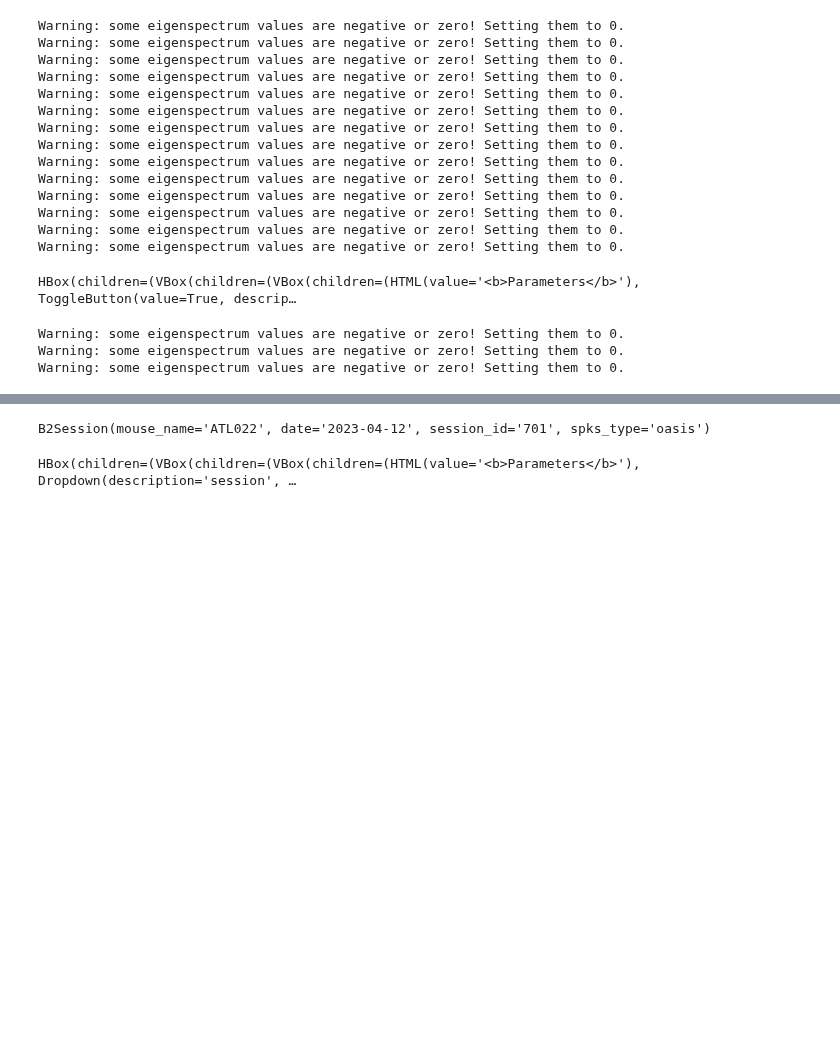
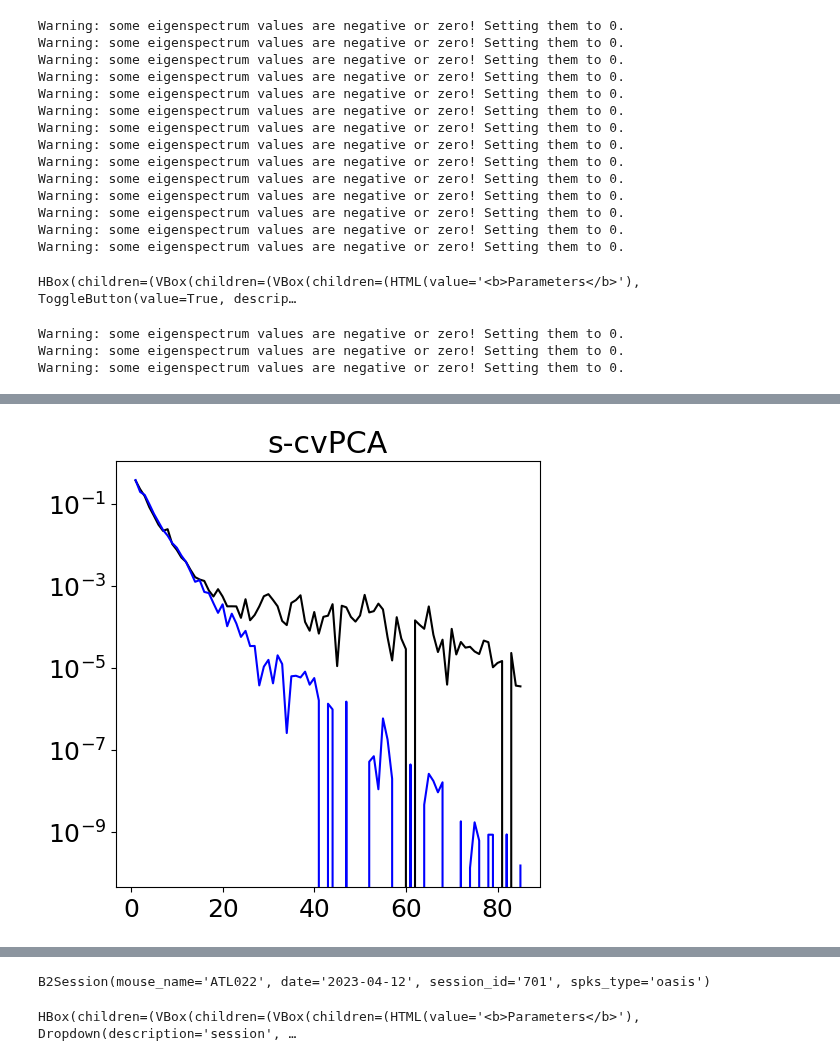
Before and after one commit to landoskape/vrAnalysis, a Jupyter notebook: dimensionality_manuscript/cvpca.ipynb, the cells around one changed output, grey strips where cells are left out. Saved outputs shown, nothing was run; the diff lists cells and outputs as text; code cells hidden in the pictures; blank space fills up the shorter version.

```diff
--- a/dimensionality_manuscript/cvpca.ipynb
+++ b/dimensionality_manuscript/cvpca.ipynb
@@ -646,3 +673,25 @@ result = {
+# %%
+outs = [
+    (reg_fixed_smooth_covariances, reg_fixed_smooth_covariances_T),
+    (reg_covariances, reg_covariances_T),
+    (org_covariances, org_covariances_T),
+    (org_smooth_covariances, org_smooth_covariances_T),
+    (org_fixed_smooth_covariances, org_fixed_smooth_covariances_T),
+]
+names = ["r(f)-cvPCA", "r-cvPCA", "cvPCA", "s-cvPCA", "s(f)-cvPCA"]
+# %%
+idx = 3
+xvals = lambda x: range(1, len(x) + 1)
+norm = lambda x: x / np.nansum(x)
+fig, ax = plt.subplots(1, 1, figsize=(5, 5), layout="constrained")
+ax.plot(xvals(outs[idx][0]), norm(outs[idx][0]), color="k")
+ax.plot(xvals(outs[idx][1]), norm(outs[idx][1]), color="b")
+ax.set_xscale("linear")
+ax.set_yscale("log")
+ax.set_title(names[idx])
+plt.show()
+# %% [output]
+[figure, added]
 # %%
 start_idx = 8
 end_idx = 35
```
Also changed, not shown: parts of 7 cells of this notebook, 1 other file.
